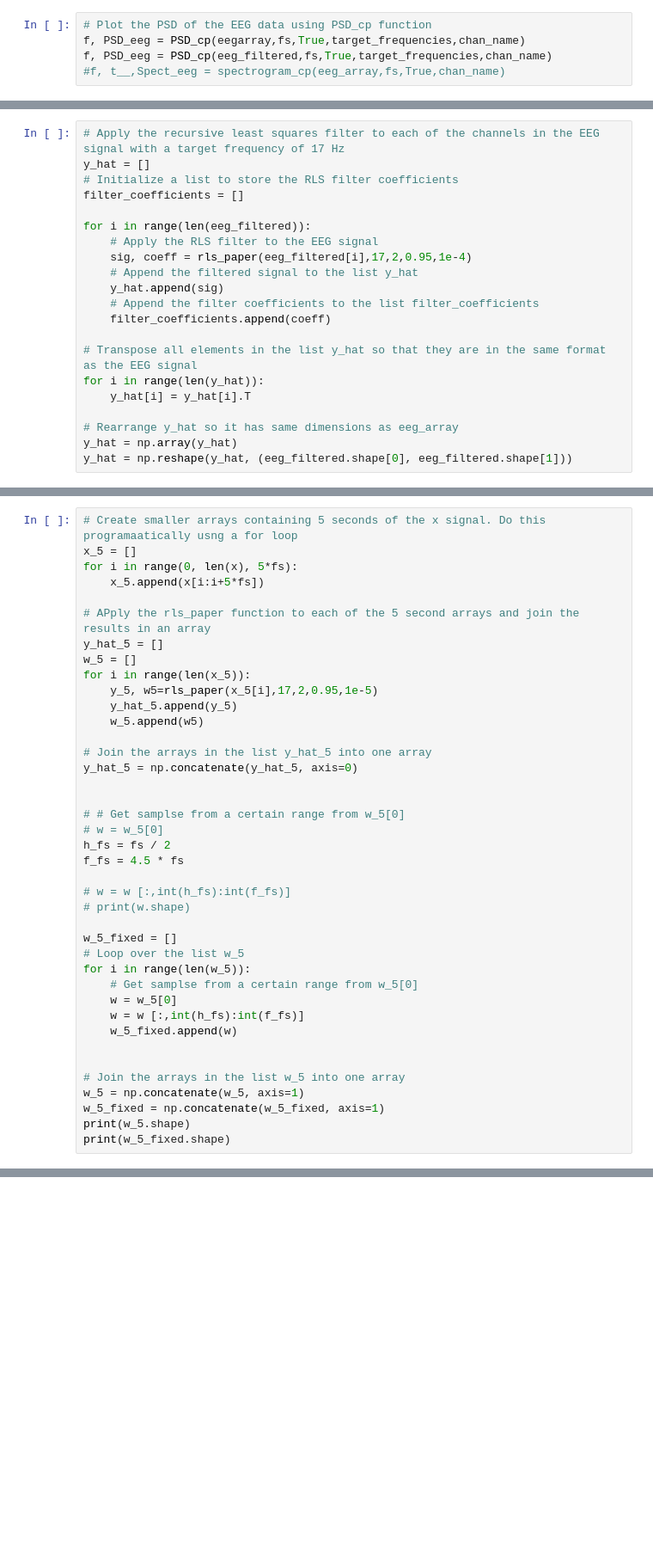
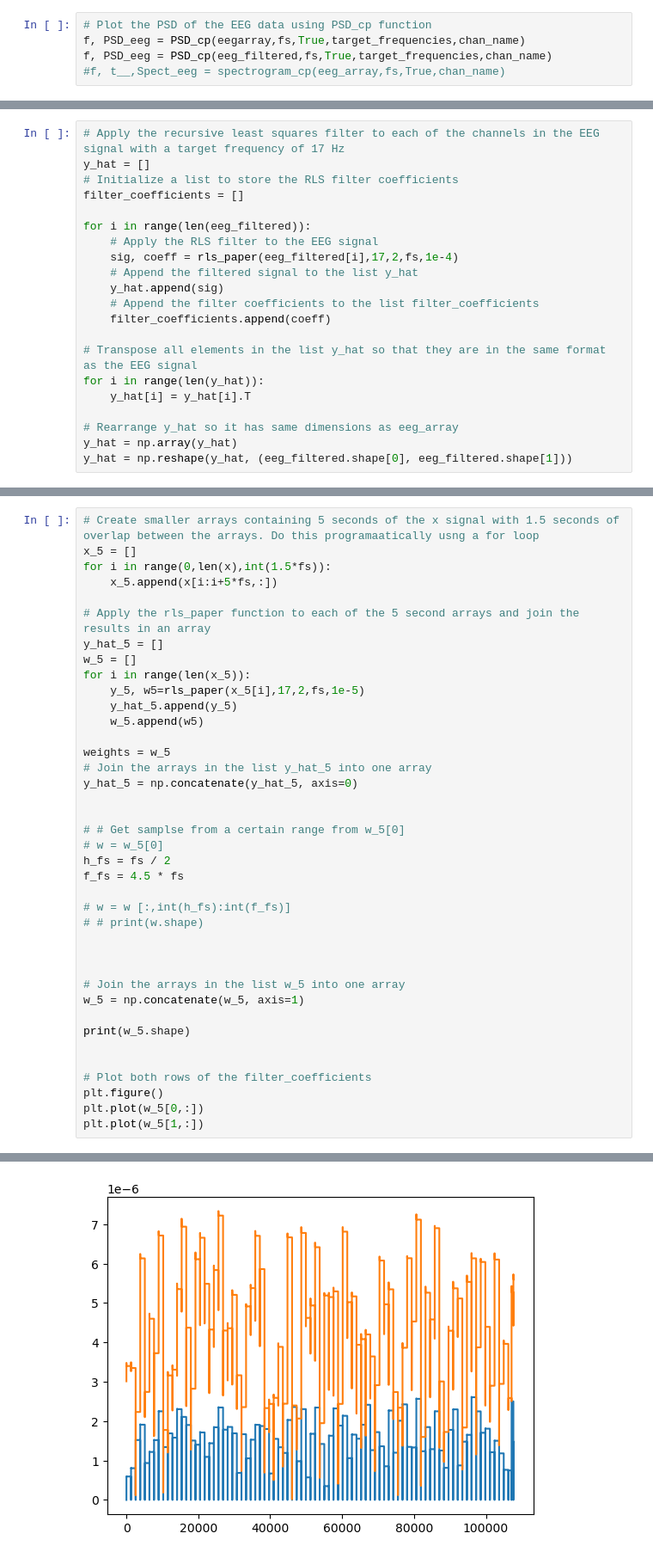
Before and after one commit to alken01/BCI, a Jupyter notebook: recursivefilter.ipynb, the cells around one changed output, grey strips where cells are left out. Shown at 86% size. Cells and saved outputs as stored; diff of their text form; blank space fills up the shorter version.

```diff
--- a/recursivefilter.ipynb
+++ b/recursivefilter.ipynb
@@ -336,7 +336,7 @@ filter_coefficients = []
 
 for i in range(len(eeg_filtered)):
     # Apply the RLS filter to the EEG signal
-    sig, coeff = rls_paper(eeg_filtered[i],17,2,0.95,1e-4)
+    sig, coeff = rls_paper(eeg_filtered[i],17,2,fs,1e-4)
     # Append the filtered signal to the list y_hat
     y_hat.append(sig)
     # Append the filter coefficients to the list filter_coefficients
@@ -384,17 +395,18 @@ y_hat,filter_coefficients = rls_paper(x,17,2,0.95,1e-5)
 # %%
-# Create smaller arrays containing 5 seconds of the x signal. Do this programaatically usng a for loop
+# Create smaller arrays containing 5 seconds of the x signal with 1.5 seconds of overlap between the arrays. Do this programaatically usng a for loop
 x_5 = []
-for i in range(0, len(x), 5*fs):
-    x_5.append(x[i:i+5*fs])
+for i in range(0,len(x),int(1.5*fs)):
+    x_5.append(x[i:i+5*fs,:])
 
-# APply the rls_paper function to each of the 5 second arrays and join the results in an array
+# Apply the rls_paper function to each of the 5 second arrays and join the results in an array
 y_hat_5 = []
 w_5 = []
 for i in range(len(x_5)):
-    y_5, w5=rls_paper(x_5[i],17,2,0.95,1e-5)
+    y_5, w5=rls_paper(x_5[i],17,2,fs,1e-5)
     y_hat_5.append(y_5)
     w_5.append(w5)
 
+weights = w_5
 # Join the arrays in the list y_hat_5 into one array
 y_hat_5 = np.concatenate(y_hat_5, axis=0)
 
@@ -405,20 +417,18 @@ h_fs = fs / 2
 f_fs = 4.5 * fs
 
 # w = w [:,int(h_fs):int(f_fs)]
-# print(w.shape)
+# # print(w.shape)
 
-w_5_fixed = []
-# Loop over the list w_5
-for i in range(len(w_5)):
-    # Get samplse from a certain range from w_5[0]
-    w = w_5[0]
-    w = w [:,int(h_fs):int(f_fs)]
-    w_5_fixed.append(w)
 
 
 # Join the arrays in the list w_5 into one array
 w_5 = np.concatenate(w_5, axis=1)
-w_5_fixed = np.concatenate(w_5_fixed, axis=1)
+
 print(w_5.shape)
-print(w_5_fixed.shape)
+
+
+# Plot both rows of the filter_coefficients
+plt.figure()
+plt.plot(w_5[0,:])
+plt.plot(w_5[1,:])
 # %% [output]
@@ -426,0 +437 @@ print(w_5_fixed.shape)
+[figure, added]
```
Also changed, not shown: parts of 10 cells of this notebook.
